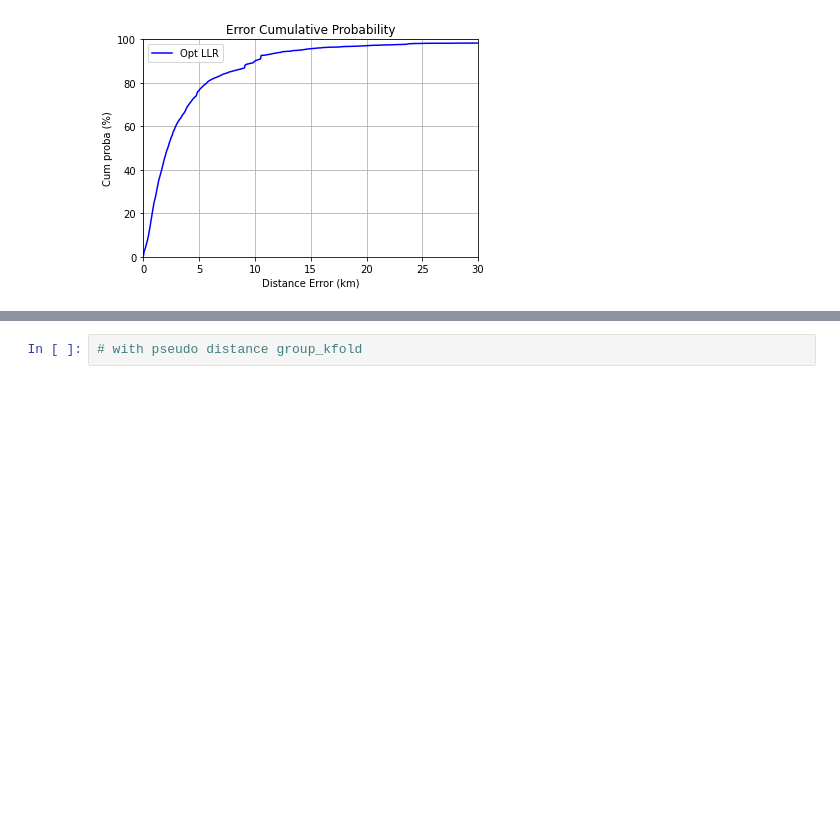
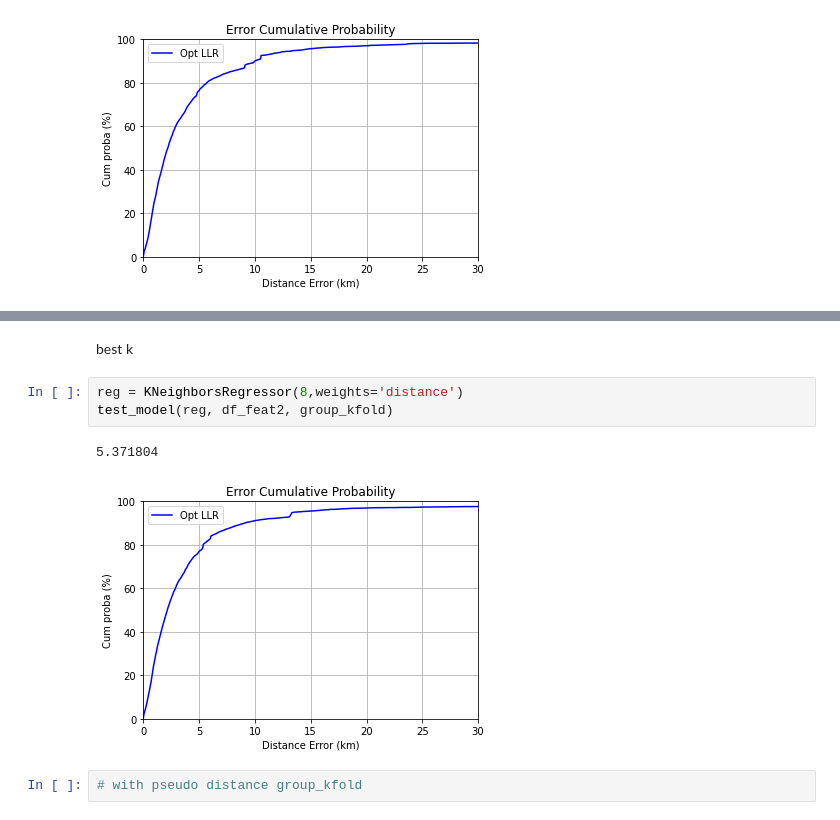
Before and after one commit to PhileasFrog/Geoloc_IOT, a Jupyter notebook: Notebook/TP_Geoloc_Msp_Telecom_ML_BCO.ipynb, the cells around one changed output, grey strips where cells are left out. Cells and saved outputs as stored; diff of their text form; blank space fills up the shorter version.

```diff
--- a/Notebook/TP_Geoloc_Msp_Telecom_ML_BCO.ipynb
+++ b/Notebook/TP_Geoloc_Msp_Telecom_ML_BCO.ipynb
@@ -444,3 +463,11 @@ test_model(reg, df_feat2, group_kfold)
+# %% [markdown]
+best k
+# %%
+reg = KNeighborsRegressor(8,weights='distance')
+test_model(reg, df_feat2, group_kfold)
+# %% [output]
+5.371804
+[figure, added]
 # %%
 # with pseudo distance group_kfold
 # %%
```
Also changed, not shown: parts of 5 cells of this notebook.
